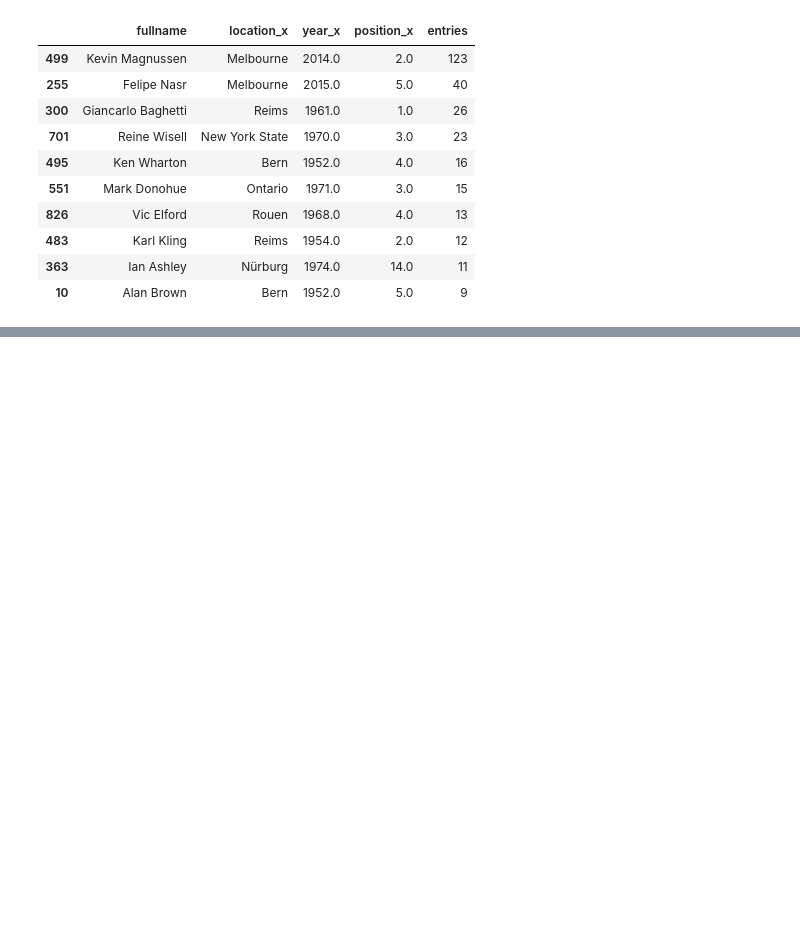
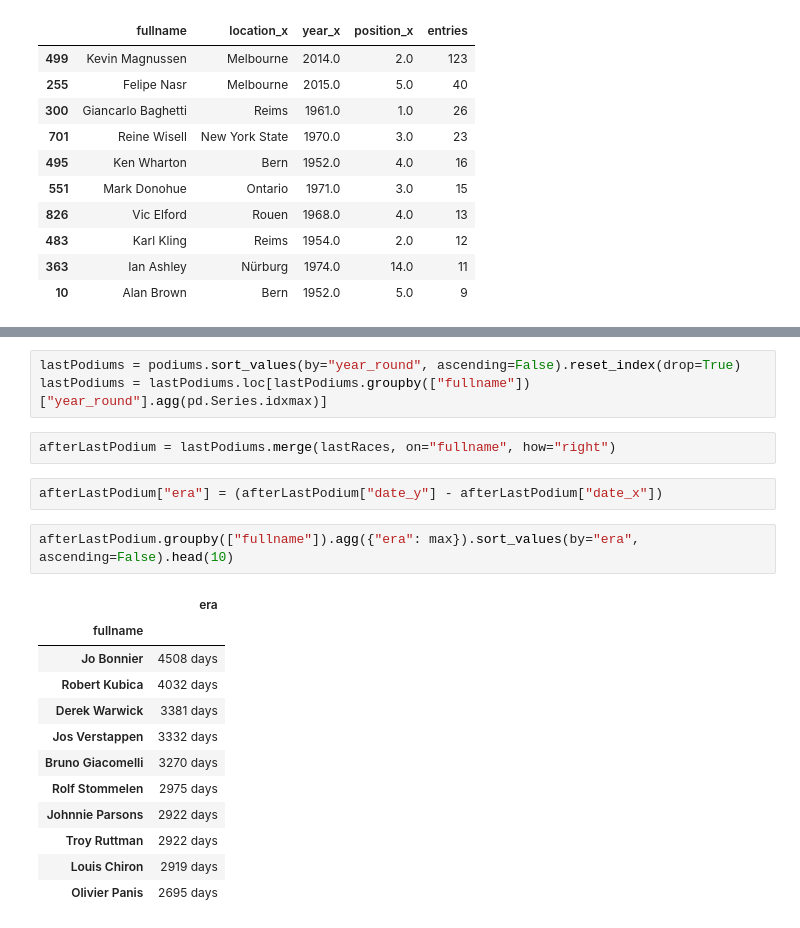
Before and after one commit to michalkasparek/f1-stats, a Jupyter notebook: Career Beginnings and Endings.ipynb, the cells around one changed output, grey strips where cells are left out. Saved outputs shown, nothing was run; the diff lists cells and outputs as text; blank space fills up the shorter version.

```diff
--- a/Career Beginnings and Endings.ipynb
+++ b/Career Beginnings and Endings.ipynb
@@ -203,0 +203,22 @@ bestFirstRaces[["fullname", "location_x", "year_x", "position_x", "entries"]].dr
+# %%
+lastPodiums = podiums.sort_values(by="year_round", ascending=False).reset_index(drop=True)
+lastPodiums = lastPodiums.loc[lastPodiums.groupby(["fullname"])["year_round"].agg(pd.Series.idxmax)]
+# %%
+afterLastPodium = lastPodiums.merge(lastRaces, on="fullname", how="right")
+# %%
+afterLastPodium["era"] = (afterLastPodium["date_y"] - afterLastPodium["date_x"])
+# %%
+afterLastPodium.groupby(["fullname"]).agg({"era": max}).sort_values(by="era", ascending=False).head(10)
+# %% [output]
+|  | era |
+| fullname |  |
+| Jo Bonnier | 4508 days |
+| Robert Kubica | 4032 days |
+| Derek Warwick | 3381 days |
+| Jos Verstappen | 3332 days |
+| Bruno Giacomelli | 3270 days |
+| Rolf Stommelen | 2975 days |
+| Johnnie Parsons | 2922 days |
+| Troy Ruttman | 2922 days |
+| Louis Chiron | 2919 days |
+| Olivier Panis | 2695 days |
```
Also changed, not shown: parts of 10 cells of this notebook, 4 other files.
